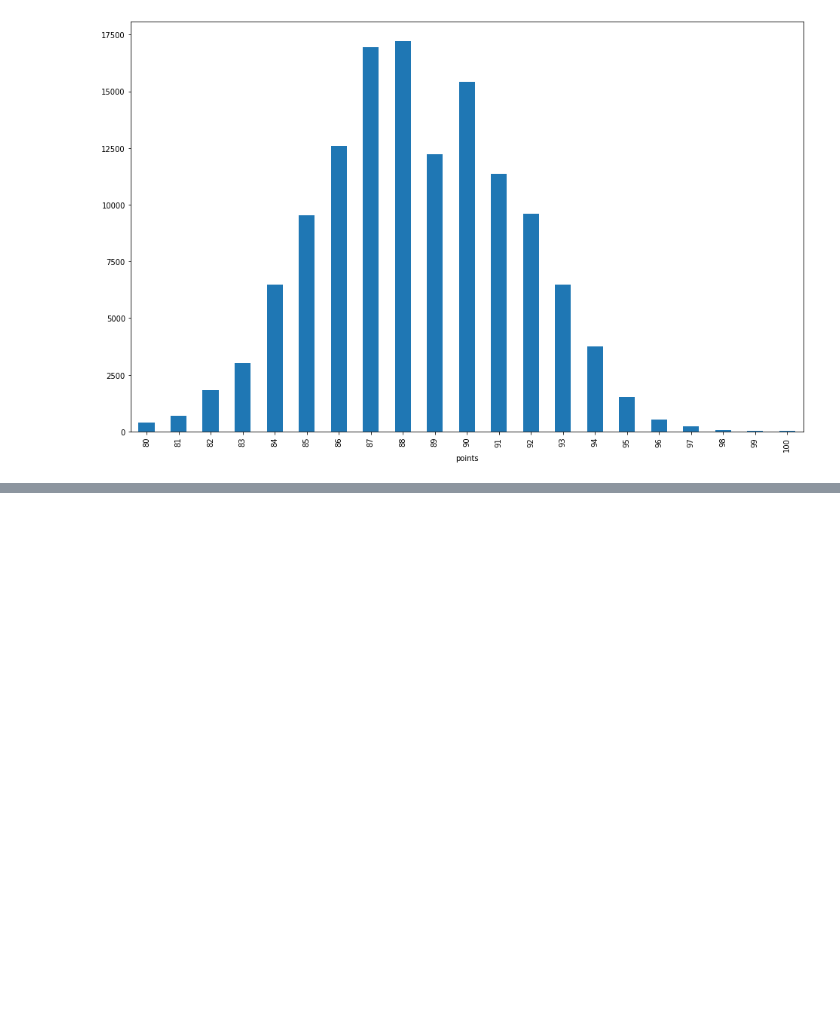
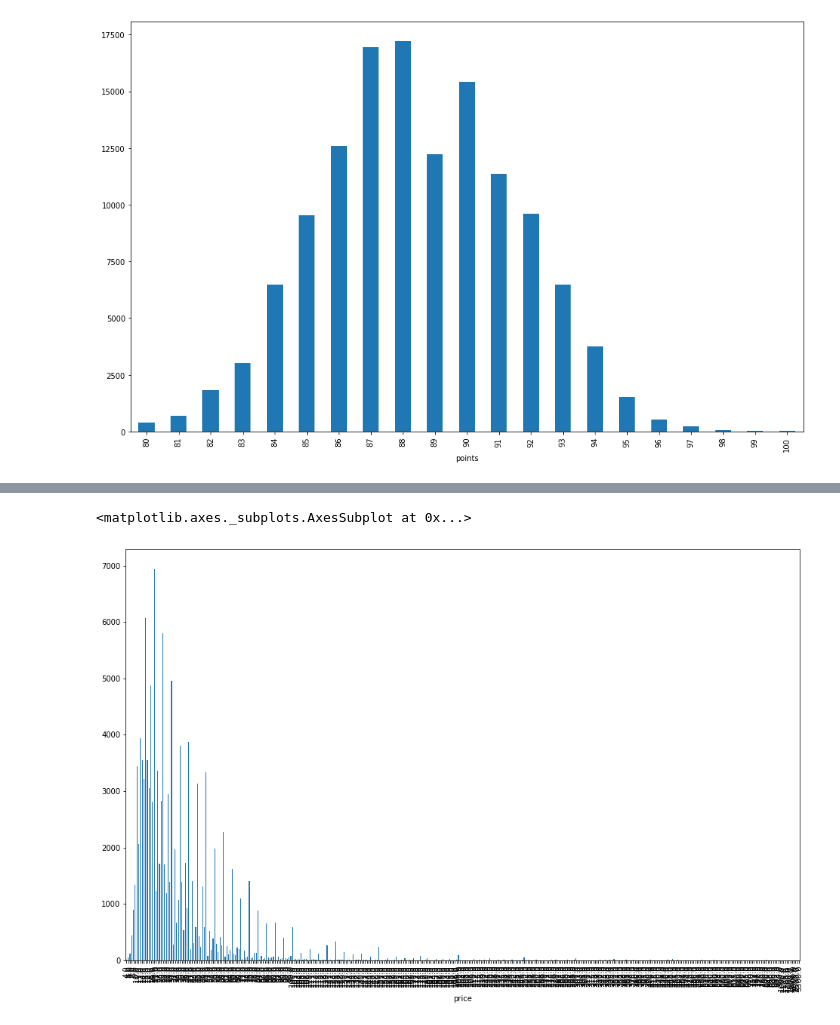
Before and after one commit to agorina91/wine_reviews, a Jupyter notebook: Wine_Reviews_Notebook.ipynb, the cells around one changed output, grey strips where cells are left out. Cells and saved outputs as stored; diff of their text form; code cells hidden in the pictures; blank space fills up the shorter version.

```diff
--- a/Wine_Reviews_Notebook.ipynb
+++ b/Wine_Reviews_Notebook.ipynb
@@ -39,0 +85,8 @@ by_points.plot.bar()
+# %%
+#price
+by_price = df.groupby('price')['title'].count()
+plt.figure(figsize = (16,10))
+by_price.plot.bar()
+# %% [output]
+<matplotlib.axes._subplots.AxesSubplot at 0x...>
+[figure, added]
```
Also changed, not shown: parts of 5 cells of this notebook.
